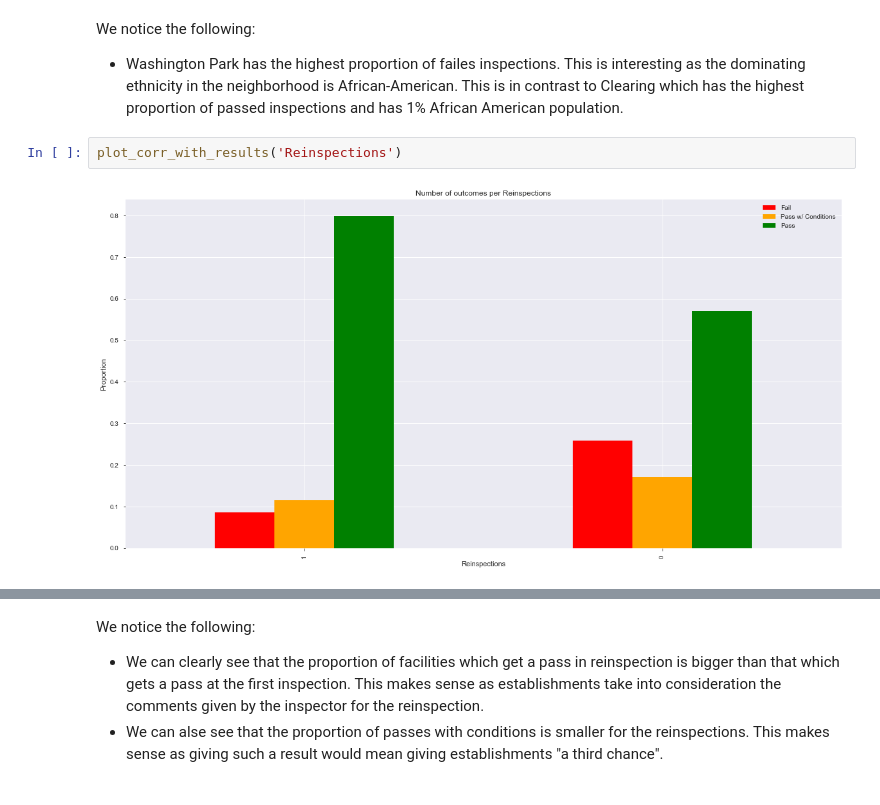
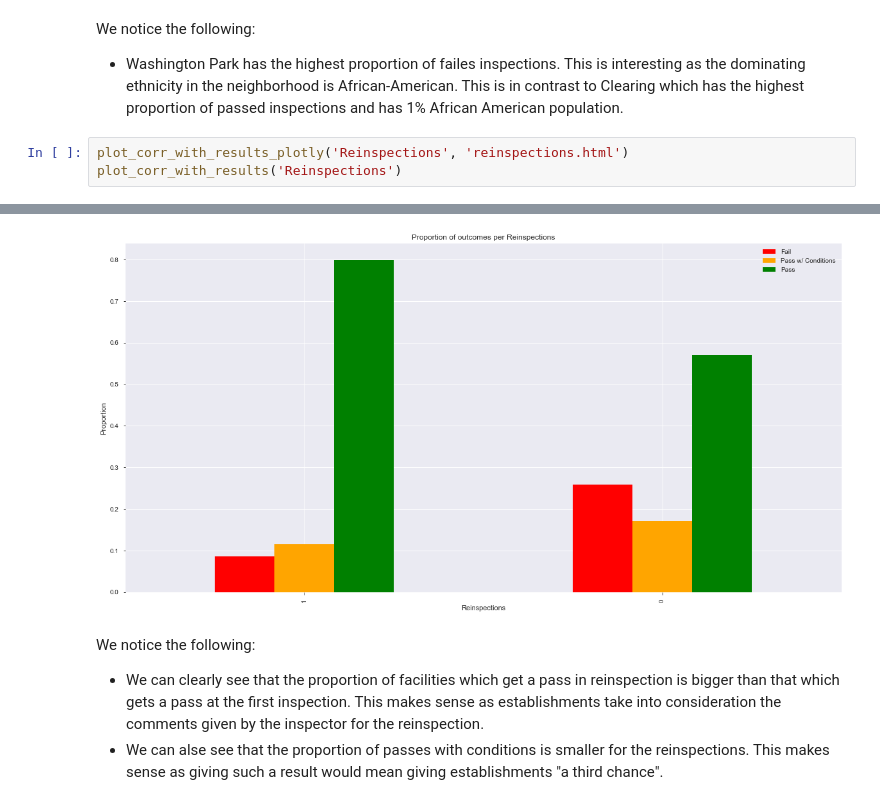
Before and after one commit to aaag97/ada-2019-project-databusters, a Jupyter notebook: FeatureEffect.ipynb, the cells around one changed output, grey strips where cells are left out. Saved outputs shown, nothing was run; the diff lists cells and outputs as text.

```diff
--- a/FeatureEffect.ipynb
+++ b/FeatureEffect.ipynb
@@ -173,7 +223,7 @@ plot_corr_with_results('Community Area')
 We notice the following:
 
 * Washington Park has the highest proportion of failes inspections. This is interesting as the dominating ethnicity in the neighborhood is African-American. This is in contrast to Clearing which has the highest proportion of passed inspections and has 1% African American population.
-# %%
-plot_corr_with_results('Reinspections')
-# %% [output]
-[figure, removed]
+# %%
+plot_corr_with_results_plotly('Reinspections', 'reinspections.html')
+plot_corr_with_results('Reinspections')
+# %% [output]
@@ -180,3 +231,4 @@ plot_corr_with_results('Reinspections')
+[figure, added]
 # %% [markdown]
 We notice the following:
 
```
Also changed, not shown: parts of 39 cells of this notebook, 4 other files.
